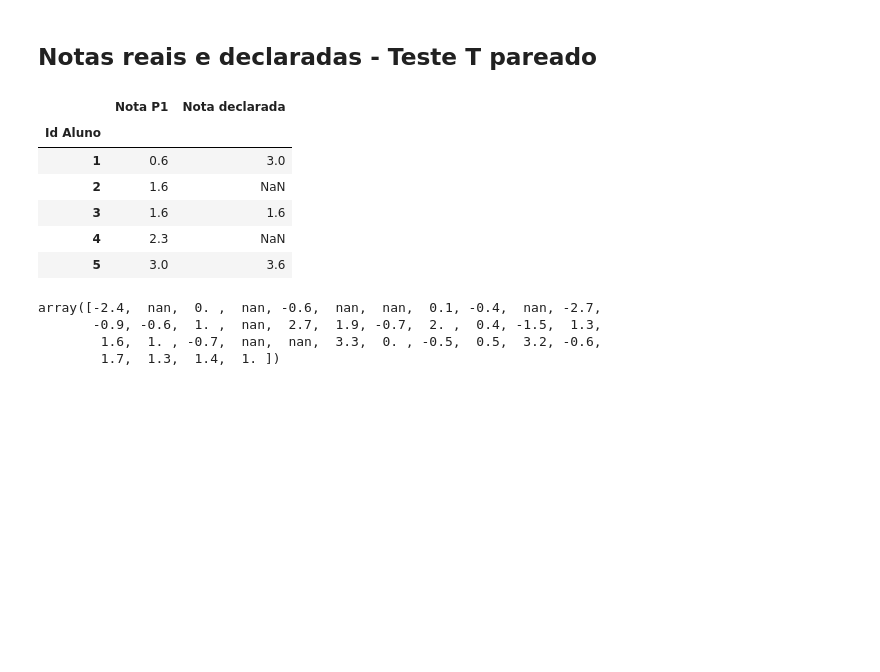
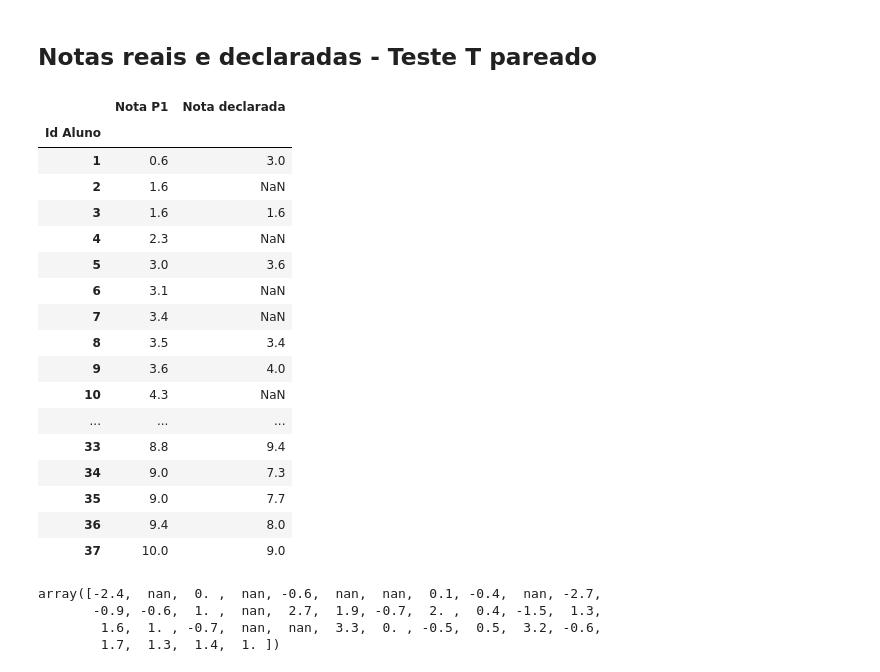
Before and after one commit to cibelerusso/IntroducaoaInferenciaEstatistica, a Jupyter notebook: Notebooks/Testes_de_Hipoteses.ipynb, the cells around one changed output. Drawn from its saved outputs; the diff is of its cells as text; code cells hidden in the pictures; blank space fills up the shorter version.

```diff
--- a/Notebooks/Testes_de_Hipoteses.ipynb
+++ b/Notebooks/Testes_de_Hipoteses.ipynb
@@ -190,16 +194,27 @@ valor-p 0.04
 # %%
 import pandas as pd
 
 dados = pd.read_csv('https://raw.githubusercontent.com/cibelerusso/IntroducaoaInferenciaEstatistica/main/Dados/NotasP1.csv', decimal=',', index_col=0, sep=';',na_values='-')
-dados.head()
+dados.head(40)
 # %% [output]
 |  | Nota P1 | Nota declarada |
 | Id Aluno |  |  |
 | 1 | 0.6 | 3.0 |
 | 2 | 1.6 | NaN |
 | 3 | 1.6 | 1.6 |
 | 4 | 2.3 | NaN |
 | 5 | 3.0 | 3.6 |
+| 6 | 3.1 | NaN |
+| 7 | 3.4 | NaN |
+| 8 | 3.5 | 3.4 |
+| 9 | 3.6 | 4.0 |
+| 10 | 4.3 | NaN |
+| ... | ... | ... |
+| 33 | 8.8 | 9.4 |
+| 34 | 9.0 | 7.3 |
+| 35 | 9.0 | 7.7 |
+| 36 | 9.4 | 8.0 |
+| 37 | 10.0 | 9.0 |
 # %%
 dados['Diferença'] = dados['Nota P1']-dados['Nota declarada']
 np.asarray(dados['Diferença'])
```
Also changed, not shown: parts of 28 cells of this notebook.
